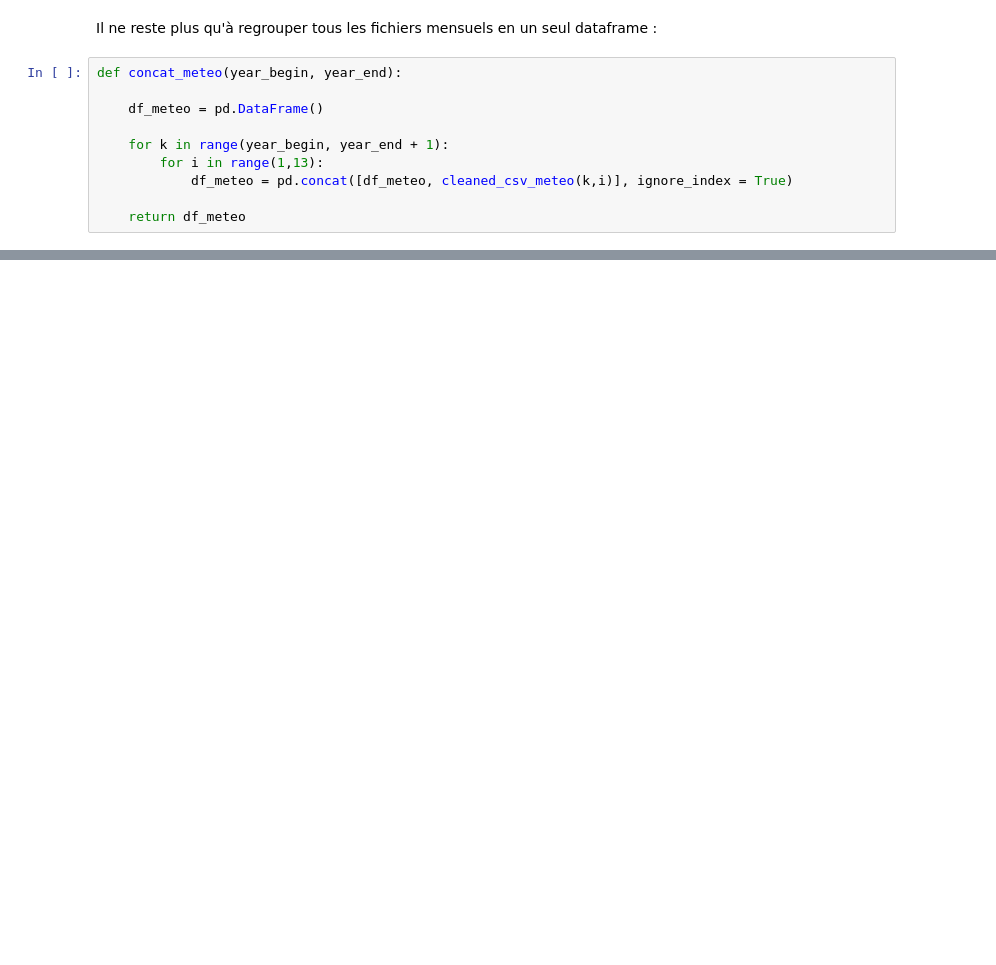
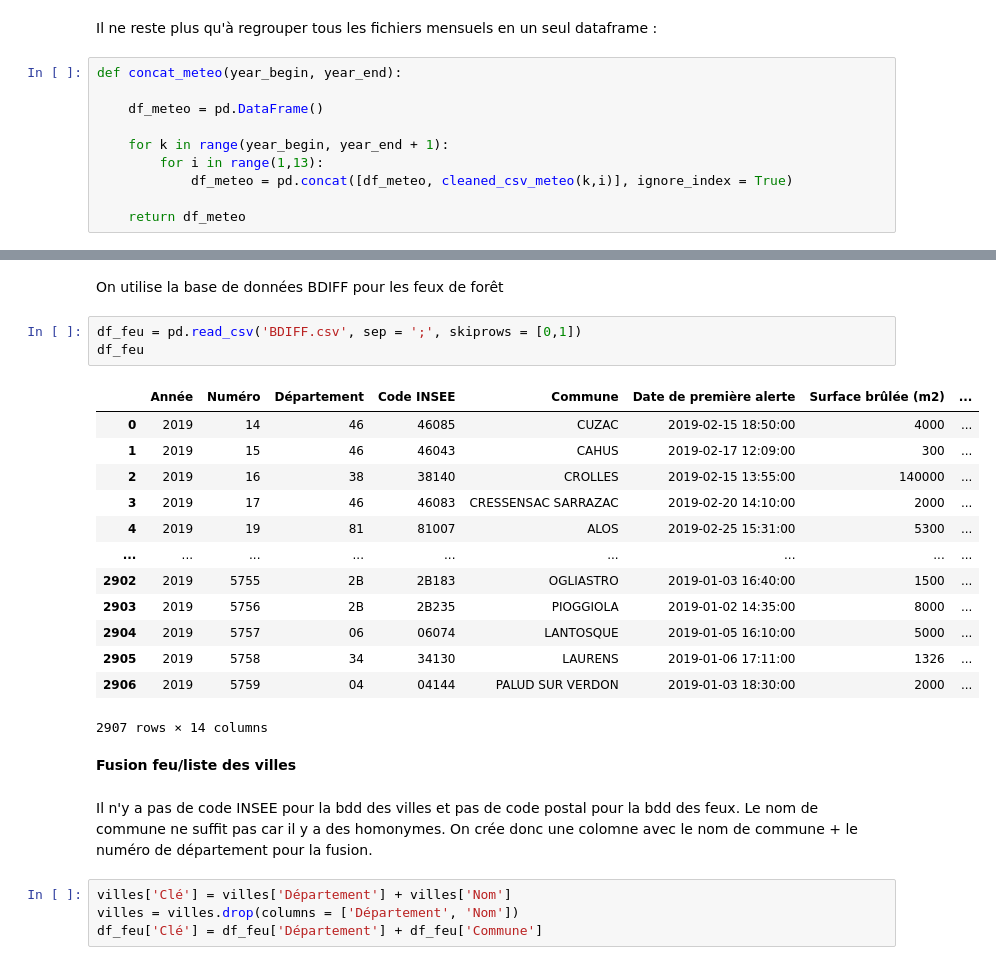
Before and after one commit to Theo-Clavel/feux_de_foret, a Jupyter notebook: main.ipynb, the cells around one changed output, grey strips where cells are left out. Cells and saved outputs as stored; diff of their text form; blank space fills up the shorter version.

```diff
--- a/main.ipynb
+++ b/main.ipynb
@@ -161,0 +205,27 @@ df_meteo
+# %% [markdown]
+On utilise la base de données BDIFF pour les feux de forêt
+# %%
+df_feu = pd.read_csv('BDIFF.csv', sep = ';', skiprows = [0,1])
+df_feu
+# %% [output]
+|  | Année | Numéro | Département | Code INSEE | Commune | Date de première alerte | Surface brûlée (m2) | ... |
+| 0 | 2019 | 14 | 46 | 46085 | CUZAC | 2019-02-15 18:50:00 | 4000 | ... |
+| 1 | 2019 | 15 | 46 | 46043 | CAHUS | 2019-02-17 12:09:00 | 300 | ... |
+| 2 | 2019 | 16 | 38 | 38140 | CROLLES | 2019-02-15 13:55:00 | 140000 | ... |
+| 3 | 2019 | 17 | 46 | 46083 | CRESSENSAC SARRAZAC | 2019-02-20 14:10:00 | 2000 | ... |
+| 4 | 2019 | 19 | 81 | 81007 | ALOS | 2019-02-25 15:31:00 | 5300 | ... |
+| ... | ... | ... | ... | ... | ... | ... | ... | ... |
+| 2902 | 2019 | 5755 | 2B | 2B183 | OGLIASTRO | 2019-01-03 16:40:00 | 1500 | ... |
+| 2903 | 2019 | 5756 | 2B | 2B235 | PIOGGIOLA | 2019-01-02 14:35:00 | 8000 | ... |
+| 2904 | 2019 | 5757 | 06 | 06074 | LANTOSQUE | 2019-01-05 16:10:00 | 5000 | ... |
+| 2905 | 2019 | 5758 | 34 | 34130 | LAURENS | 2019-01-06 17:11:00 | 1326 | ... |
+| 2906 | 2019 | 5759 | 04 | 04144 | PALUD SUR VERDON | 2019-01-03 18:30:00 | 2000 | ... |
+2907 rows × 14 columns
+# %% [markdown]
+**Fusion feu/liste des villes**
+# %% [markdown]
+Il n'y a pas de code INSEE pour la bdd des villes et pas de code postal pour la bdd des feux. Le nom de commune ne suffit pas car il y a des homonymes. On crée donc une colomne avec le nom de commune + le numéro de département pour la fusion.
+# %%
+villes['Clé'] = villes['Département'] + villes['Nom']
+villes = villes.drop(columns = ['Département', 'Nom'])
+df_feu['Clé'] = df_feu['Département'] + df_feu['Commune']
```
Also changed, not shown: parts of 27 cells of this notebook.
